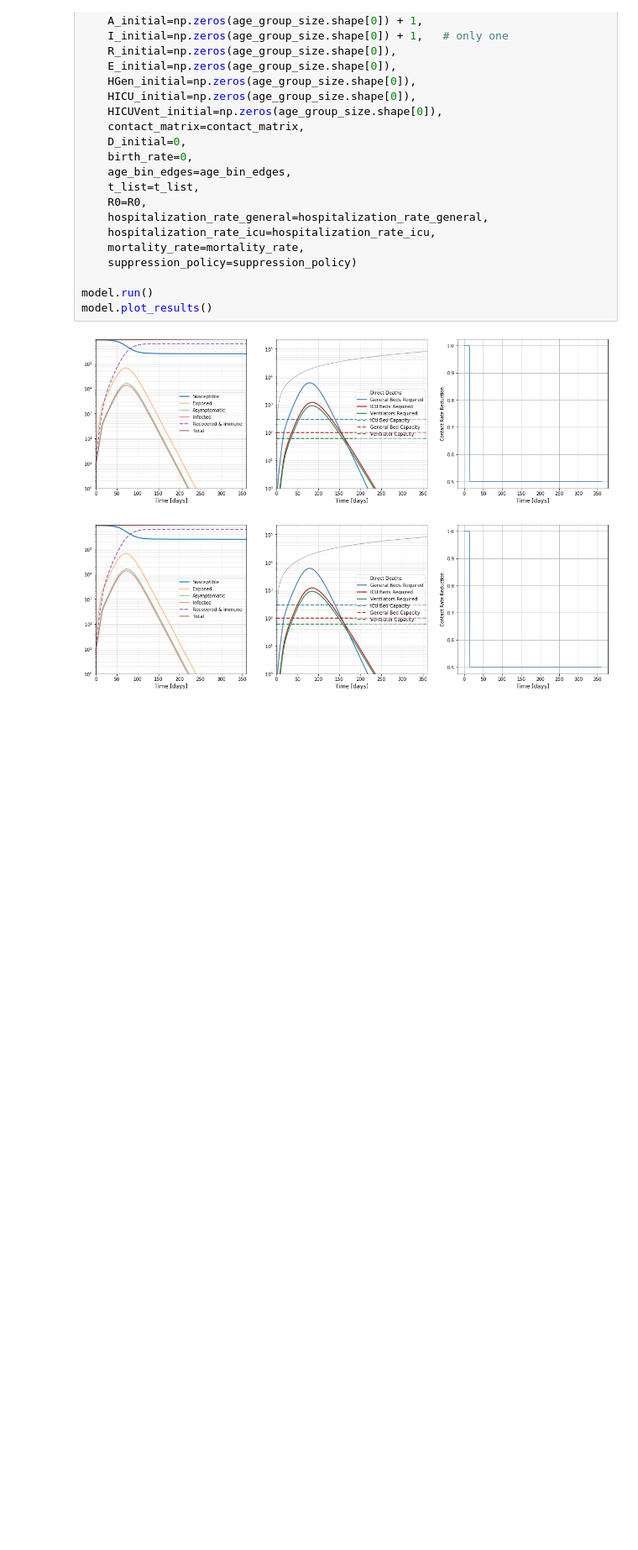
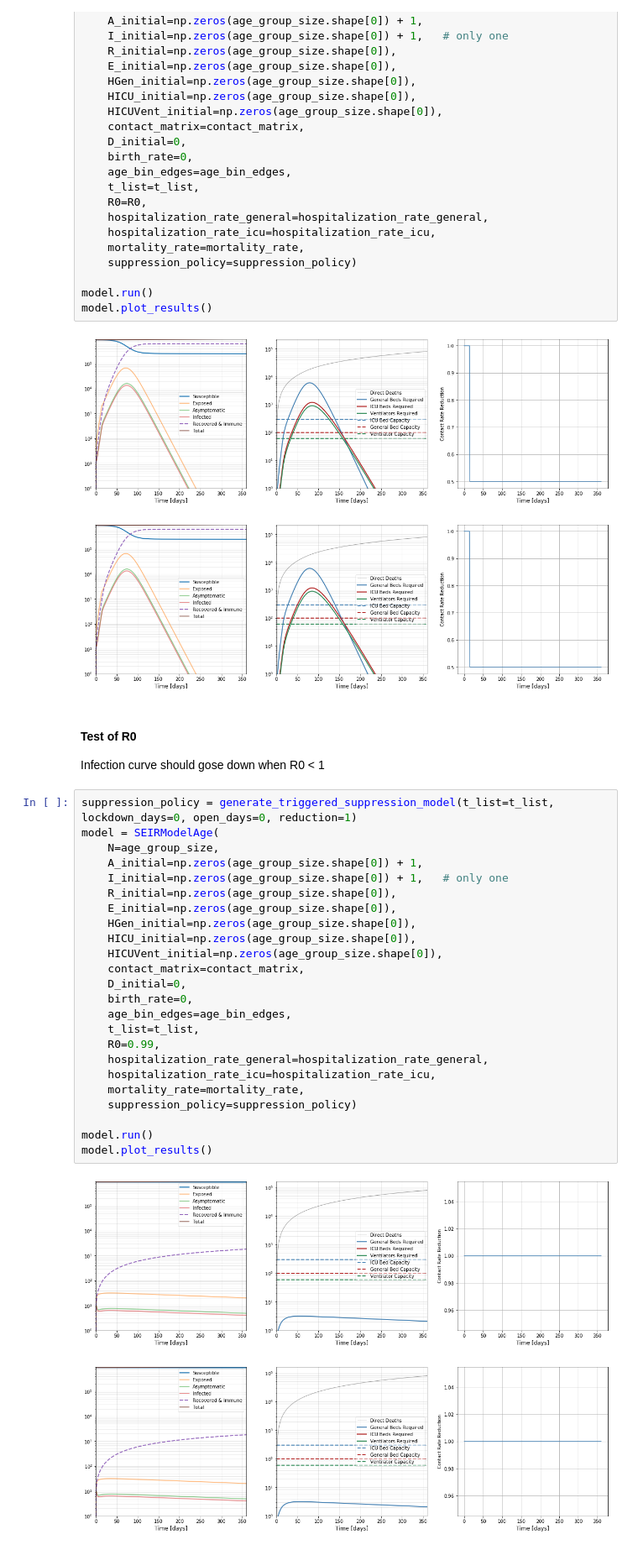
Before and after one commit to erccarls/county_covid_seir_models, a Jupyter notebook: notebooks/SEIR_age_structure.ipynb, the cells around one changed output. Shown at 84% size. Drawn from its saved outputs; the diff is of its cells as text; blank space fills up the shorter version.

Commit message:
update notebook to test age structure

```diff
--- a/notebooks/SEIR_age_structure.ipynb
+++ b/notebooks/SEIR_age_structure.ipynb
@@ -141,3 +141,33 @@ model.plot_results()
 # %% [output]
 [figure]
 [figure]
+# %% [markdown]
+#### Test of R0
+Infection curve should gose down when R0 < 1
+# %%
+suppression_policy = generate_triggered_suppression_model(t_list=t_list, lockdown_days=0, open_days=0, reduction=1)
+model = SEIRModelAge(
+    N=age_group_size,
+    A_initial=np.zeros(age_group_size.shape[0]) + 1,
+    I_initial=np.zeros(age_group_size.shape[0]) + 1,   # only one
+    R_initial=np.zeros(age_group_size.shape[0]),
+    E_initial=np.zeros(age_group_size.shape[0]),
+    HGen_initial=np.zeros(age_group_size.shape[0]),
+    HICU_initial=np.zeros(age_group_size.shape[0]),
+    HICUVent_initial=np.zeros(age_group_size.shape[0]),
+    contact_matrix=contact_matrix,
+    D_initial=0,
+    birth_rate=0,
+    age_bin_edges=age_bin_edges,
+    t_list=t_list,
+    R0=0.99,
+    hospitalization_rate_general=hospitalization_rate_general,
+    hospitalization_rate_icu=hospitalization_rate_icu,
+    mortality_rate=mortality_rate,
+    suppression_policy=suppression_policy)
+
+model.run()
+model.plot_results()
+# %% [output]
+[figure, added]
+[figure, added]
```
